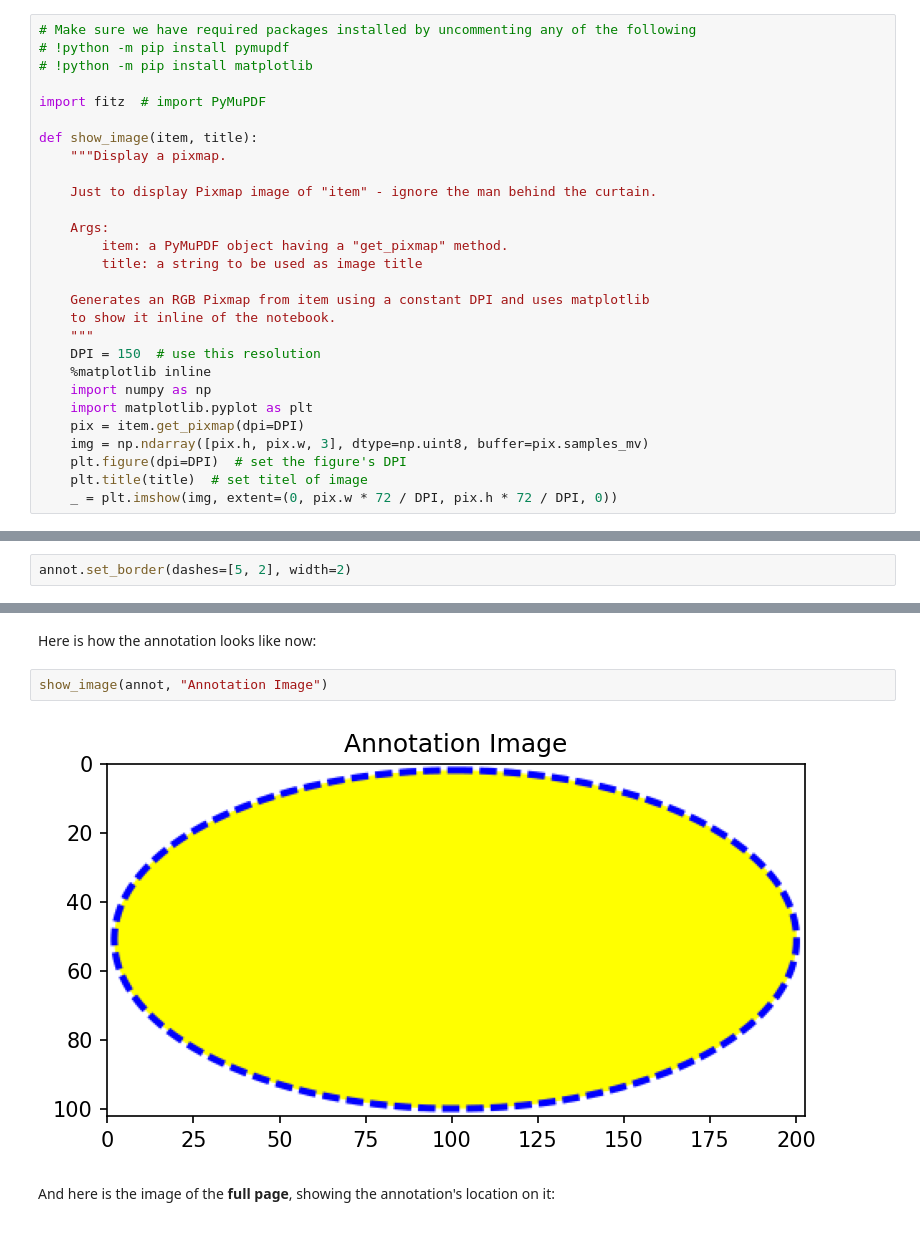
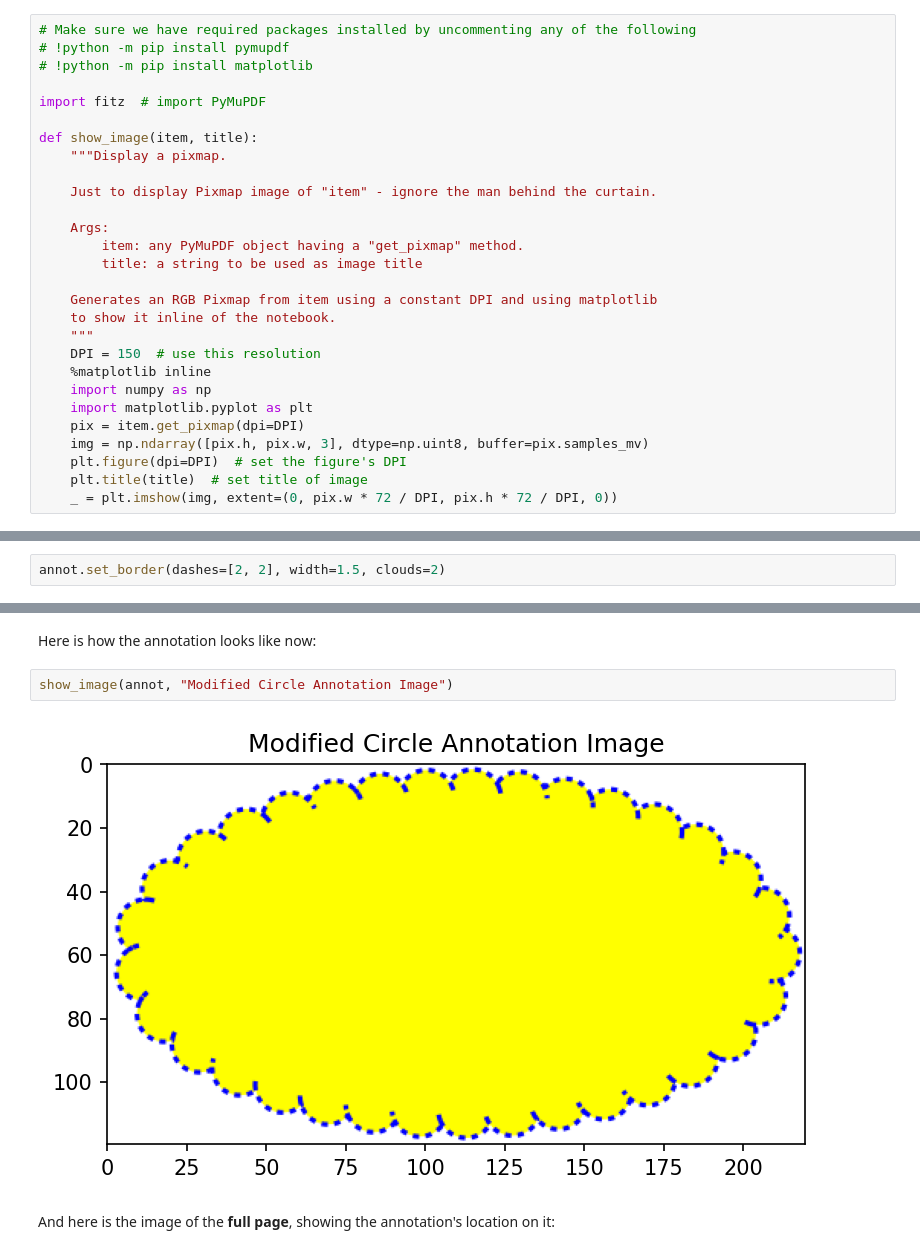
Before and after one commit to pymupdf/PyMuPDF-Utilities, a Jupyter notebook: jupyter-notebooks/new_circle_annot.ipynb, the cells around one changed output, grey strips where cells are left out. Cells and saved outputs as stored; diff of their text form.

Commit message:
Show cloudy border effect

```diff
--- a/jupyter-notebooks/new_circle_annot.ipynb
+++ b/jupyter-notebooks/new_circle_annot.ipynb
@@ -17,10 +17,10 @@ def show_image(item, title):
     Just to display Pixmap image of "item" - ignore the man behind the curtain.
 
     Args:
-        item: a PyMuPDF object having a "get_pixmap" method.
+        item: any PyMuPDF object having a "get_pixmap" method.
         title: a string to be used as image title
 
-    Generates an RGB Pixmap from item using a constant DPI and uses matplotlib
+    Generates an RGB Pixmap from item using a constant DPI and using matplotlib
     to show it inline of the notebook.
     """
     DPI = 150  # use this resolution
@@ -30,7 +30,7 @@ def show_image(item, title):
     pix = item.get_pixmap(dpi=DPI)
     img = np.ndarray([pix.h, pix.w, 3], dtype=np.uint8, buffer=pix.samples_mv)
     plt.figure(dpi=DPI)  # set the figure's DPI
-    plt.title(title)  # set titel of image
+    plt.title(title)  # set title of image
     _ = plt.imshow(img, extent=(0, pix.w * 72 / DPI, pix.h * 72 / DPI, 0))
 # %% [markdown]
 Create a new PDF with a new page:
@@ -83,5 +83,5 @@ How about adding some dashing to the border? Let's use strokes of 5 points lengt
 # %%
-annot.set_border(dashes=[5, 2], width=2)
+annot.set_border(dashes=[2, 2], width=1.5, clouds=2)
 # %% [markdown]
 Changes to an annotation's appearance require invoking its `update()` method to activate them.
 
@@ -91,9 +91,9 @@ annot.update()
 # %% [markdown]
 Here is how the annotation looks like now:
 # %%
-show_image(annot, "Annotation Image")
+show_image(annot, "Modified Circle Annotation Image")
 # %% [output]
-[figure, old version]
+[figure, new version]
 # %% [markdown]
 And here is the image of the **full page**, showing the annotation's location on it:
 # %%
```
Also changed, not shown: parts of 4 cells of this notebook.
